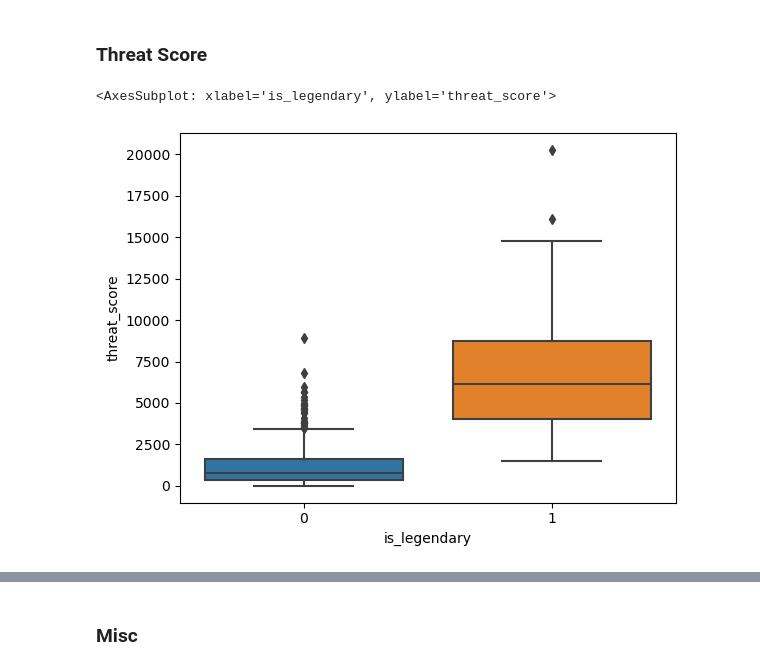
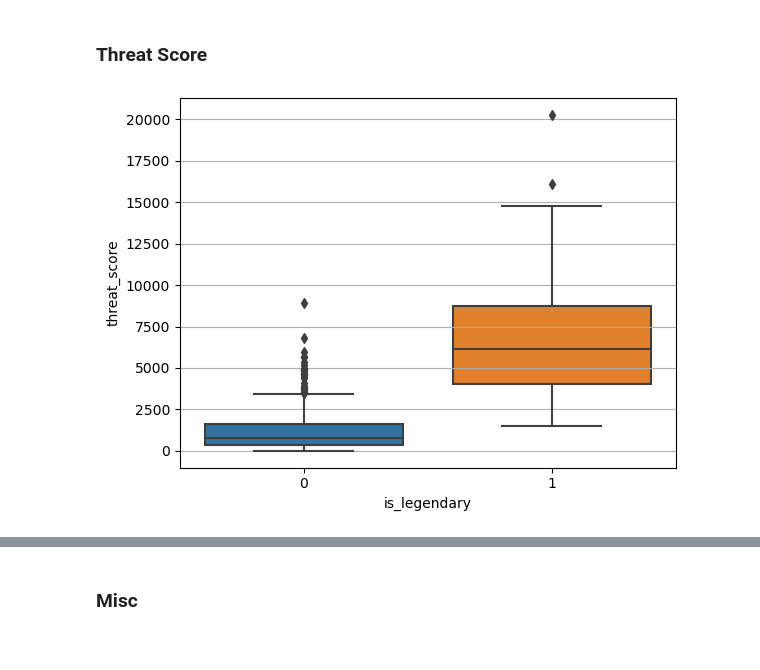
Before and after one commit to h6x-code/DnD-Monsters, a Jupyter notebook: Monsters of D&D - Statistical Insights.ipynb, the cells around one changed output, grey strips where cells are left out. Drawn from its saved outputs; the diff is of its cells as text; code cells hidden in the pictures.

```diff
--- a/Monsters of D&D - Statistical Insights.ipynb
+++ b/Monsters of D&D - Statistical Insights.ipynb
@@ -1148,9 +1163,10 @@ df.groupby('is_legendary')['avg_stat'].describe()
 ### Threat Score
 # %%
 sns.boxplot(x='is_legendary', y='threat_score', data=df)
+plt.grid(axis='y')
+plt.show()
 # %% [output]
-<AxesSubplot: xlabel='is_legendary', ylabel='threat_score'>
-[figure, old version]
+[figure, new version]
 # %%
 df.groupby('is_legendary')['threat_score'].describe()
 # %% [output]
```
Also changed, not shown: parts of 31 cells of this notebook.
